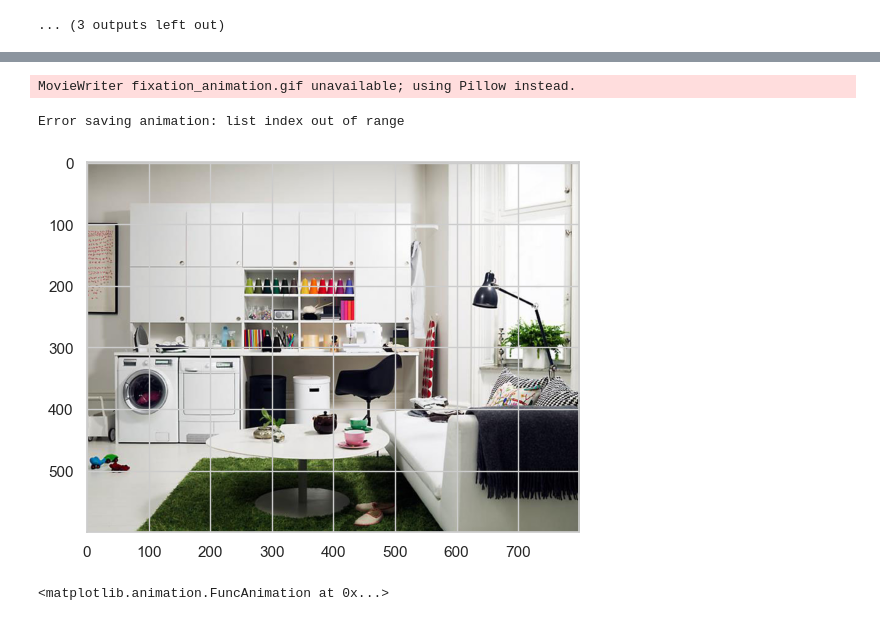
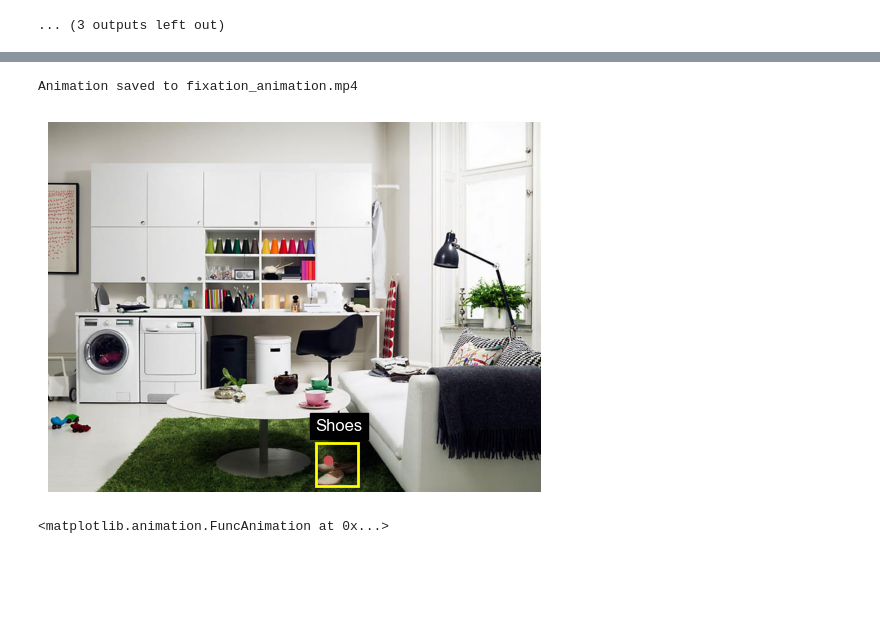
Before and after one commit to catarina-moreira/human_patterns_exploration, a Jupyter notebook: [0]_Data_Analysis.ipynb, the cells around one changed output, grey strips where cells are left out. Drawn from its saved outputs; the diff is of its cells as text; code cells hidden in the pictures; blank space fills up the shorter version.

Commit message:
video

```diff
--- a/[0]_Data_Analysis.ipynb
+++ b/[0]_Data_Analysis.ipynb
@@ -223,22 +224,25 @@ import numpy as np
 import imageio.v2 as imageio
 from PIL import Image
 from matplotlib.animation import FuncAnimation, FFMpegWriter
-from matplotlib.animation import PillowWriter
+import os
 
 def animate_fixations(csv_path, participant_id, output_path):
     # Load the dataset
     df = pd.read_csv(csv_path)
 
     # Filter data for the given participant_id
-    df_participant = df[df['participant_id'] == participant_id]
+    df_participant = df[df['participant_id'] == participant_id].copy()
 
     if df_participant.empty:
         print(f"No data found for participant {participant_id}")
         return
 
-    # Ensure there are at least two frames for animation
+    # Ensure X, Y, bbox coordinates are valid (not NaN and numeric)
+    df_participant.dropna(subset=['X', 'Y', 'xmin', 'xmax', 'ymin', 'ymax', 'best_label'], inplace=True)
+    df_participant[['X', 'Y', 'xmin', 'xmax', 'ymin', 'ymax']] = df_participant[['X', 'Y', 'xmin', 'xmax', 'ymin', 'ymax']].apply(pd.to_numeric, errors='coerce')
+
     if len(df_participant) < 2:
-        print(f"Not enough fixation points for animation (found {len(df_participant)}).")
+        print(f"Not enough valid fixation points for animation (found {len(df_participant)}).")
         return
 
     # Load the image and check if it exists
@@ -251,6 +255,8 @@ def animate_fixations(csv_path, participant_id, output_path):
 
     fig, ax = plt.subplots()
     ax.imshow(image)
+    ax.grid(False)
+    ax.axis('off')
 
     # Initialize elements
     fixation_dot, = ax.plot([], [], 'ro', markersize=6)
@@ -259,47 +265,56 @@ def animate_fixations(csv_path, participant_id, output_path):
     label_text = ax.text(10, 10, '', fontsize=12, color='white', backgroundcolor='black')
 
     def update(frame):
+        if frame >= len(df_participant):
+            return []  # Avoid out-of-range error
+
         row = df_participant.iloc[frame]
 
+        # Ensure numeric values
+        try:
+            x, y = float(row['X']), float(row['Y'])
+            xmin, xmax, ymin, ymax = float(row['xmin']), float(row['xmax']), float(row['ymin']), float(row['ymax'])
+        except ValueError:
+            print(f"Invalid numeric values in frame {frame}, skipping.")
+            return []
+
         # Update fixation dot
-        fixation_dot.set_data(row['X'], row['Y'])
+        fixation_dot.set_data([x], [y])  # Ensuring sequence format
 
         # Update bounding box
-        bbox_patch.set_xy((row['xmin'], row['ymin']))
-        bbox_patch.set_width(row['xmax'] - row['xmin'])
-        bbox_patch.set_height(row['ymax'] - row['ymin'])
+        bbox_patch.set_xy((xmin, ymin))
+        bbox_patch.set_width(xmax - xmin)
+        bbox_patch.set_height(ymax - ymin)
 
         # Update label text
         label_text.set_text(row['best_label'])
-        label_text.set_position((row['xmin'], row['ymin'] - 10))
+        label_text.set_position((xmin, ymin-20))
 
         return fixation_dot, bbox_patch, label_text
 
-    ani = FuncAnimation(fig, update, frames=len(df_participant), interval=500, repeat=True)
+    ani = FuncAnimation(fig, update, frames=len(df_participant), interval=10000, repeat=False)
 
     # Save animation to MP4 with error handling
     try:
-        output_video = "fixation_animation.gif"
-        ani.save(output_path, writer=output_video)
+        writer = FFMpegWriter(fps=10, metadata={"artist": "Matplotlib"})
+        ani.save(output_path, writer=writer)
         print(f"Animation saved to {output_path}")
     except Exception as e:
         print(f"Error saving animation: {e}")
 
     plt.show()
 
     return ani
 
-
 # Example usage:
 csv_file = os.path.join(RESULTS_DIR, "masks_gaze_driven", "best_mask_labeling", "best_labels_gpt-4o_exp.csv")
 participant_id = 32
-output_video = "fixation_animation.gif"
+output_video = "fixation_animation.mp4"
 animate_fixations(csv_file, participant_id, output_video)
 # %% [output]
-MovieWriter fixation_animation.gif unavailable; using Pillow instead.
+Animation saved to fixation_animation.mp4
+[figure, new version]
-Error saving animation: list index out of range
+<matplotlib.animation.FuncAnimation at 0x...>
-[figure, old version]
-<matplotlib.animation.FuncAnimation at 0x...>
 # %%
 
 # Step 2: Label the mask based on the scene context
```
Also changed, not shown: parts of 3 cells of this notebook, 5 other files.
